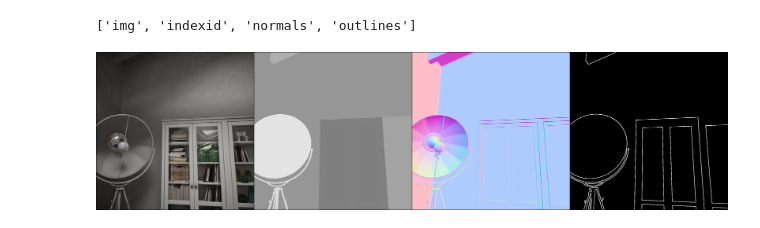
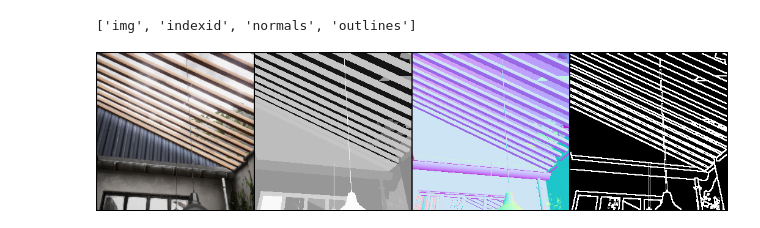
Before and after one commit to MichelleAppel/image-synthesis, a Jupyter notebook: notebooks/semantic_example_edgecases.ipynb, the cells around one changed output. Drawn from its saved outputs; the diff is of its cells as text; code cells hidden in the pictures.

```diff
--- a/notebooks/semantic_example_edgecases.ipynb
+++ b/notebooks/semantic_example_edgecases.ipynb
@@ -6,12 +10,12 @@ from synthesis_dataset import SynthesisDataset
 # %%
-synthesis_dataset = SynthesisDataset("..\simulation-synthesis\output\MLDataset", extension='.png')
+synthesis_dataset = SynthesisDataset("..\..\simulation-synthesis\output\MLDataset_256", extension='.png')
 # %%
-item = synthesis_dataset.__getitem__(26)
+item = synthesis_dataset.__getitem__(9)
 print(synthesis_dataset.modalities)
 synthesis_dataset.show_imgdir(item)
 # %% [output]
 ['img', 'indexid', 'normals', 'outlines']
-[figure, old version]
+[figure, new version]
 # %%
 synthesis_dataset.toPilImage(item['indexid'])
 # %% [output]
```
Also changed, not shown: parts of 3 cells of this notebook, 3 other files.
